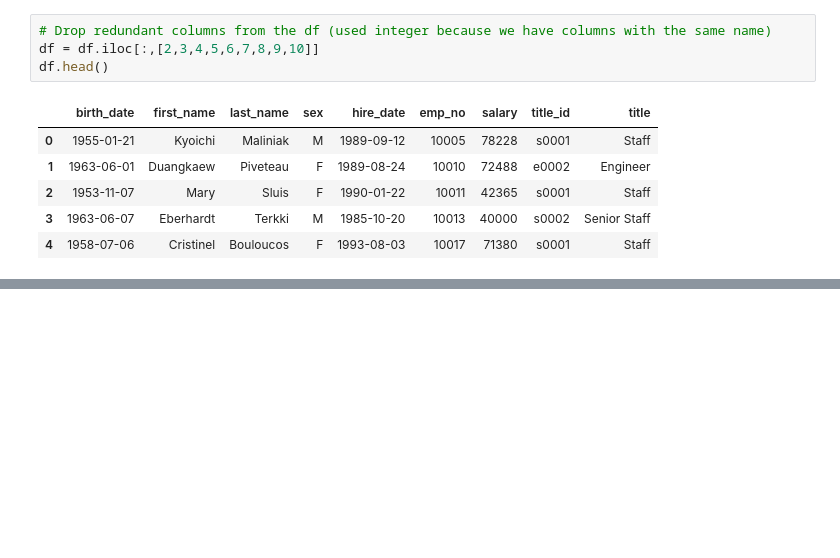
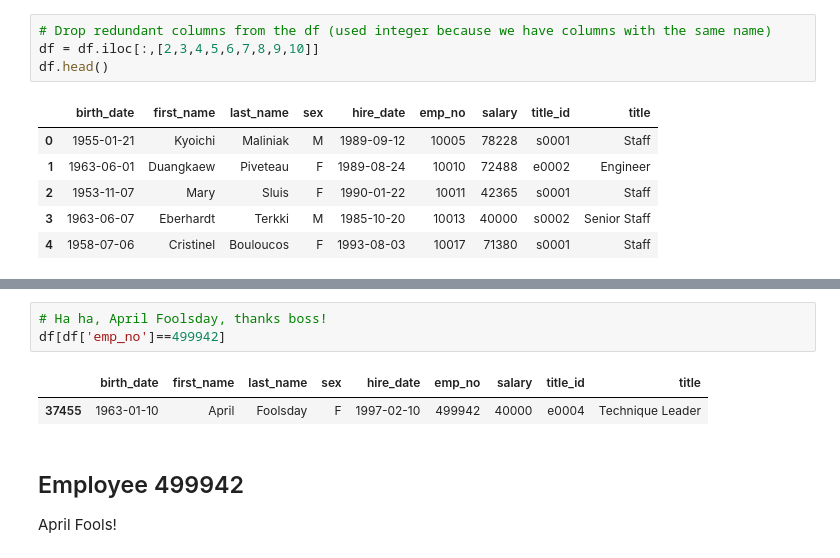
Before and after one commit to jayhjman/sql-challenge, a Jupyter notebook: Bonus/Bonus.ipynb, the cells around one changed output, grey strips where cells are left out. Drawn from its saved outputs; the diff is of its cells as text; blank space fills up the shorter version.

```diff
--- a/Bonus/Bonus.ipynb
+++ b/Bonus/Bonus.ipynb
@@ -111,0 +143,9 @@ for x in ax:
+# %%
+# Ha ha, April Foolsday, thanks boss!
+df[df['emp_no']==499942]
+# %% [output]
+|  | birth_date | first_name | last_name | sex | hire_date | emp_no | salary | title_id | title |
+| 37455 | 1963-01-10 | April | Foolsday | F | 1997-02-10 | 499942 | 40000 | e0004 | Technique Leader |
+# %% [markdown]
+## Employee 499942
+April Fools!
```
Also changed, not shown: parts of 5 cells of this notebook.
